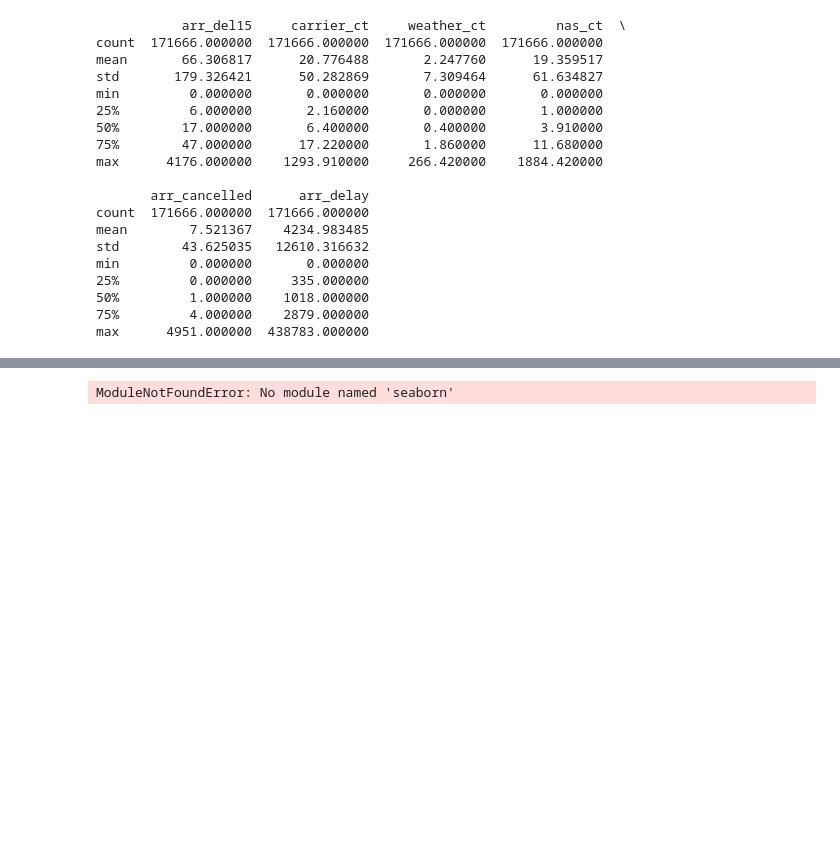
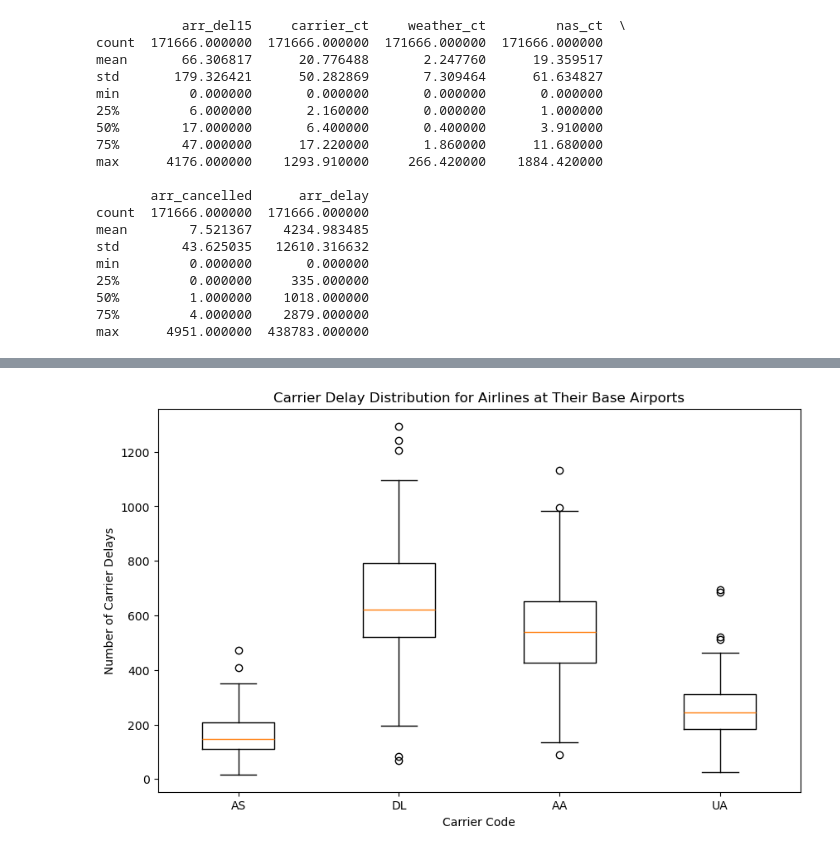
Before and after one commit to lingyuehao/Data_Dawgs, a Jupyter notebook: Data-Dawgs.ipynb, the cells around one changed output, grey strips where cells are left out. Cells and saved outputs as stored; diff of their text form; code cells hidden in the pictures; blank space fills up the shorter version.

Commit message:
Modify data and visualizations

```diff
--- a/Data-Dawgs.ipynb
+++ b/Data-Dawgs.ipynb
@@ -313,26 +291,23 @@ plt.show()
-# %%
-import matplotlib.pyplot as plt
-import seaborn as sns
-
-airlines_base_airports = {
-    'AS': 'SEA',
-    'DL': 'ATL',
-    'AA': 'DFW',
-    'UA': 'ORD'
-}
-
-carrier_delays_base = cleaned_data[
-    ((cleaned_data['carrier'] == 'AS') & (cleaned_data['airport'] == airlines_base_airports['AS'])) |
-    ((cleaned_data['carrier'] == 'DL') & (cleaned_data['airport'] == airlines_base_airports['DL'])) |
-    ((cleaned_data['carrier'] == 'AA') & (cleaned_data['airport'] == airlines_base_airports['AA'])) |
-    ((cleaned_data['carrier'] == 'UA') & (cleaned_data['airport'] == airlines_base_airports['UA']))
-]
-
-plt.figure(figsize=(10, 6))
-sns.boxplot(x='carrier', y='carrier_ct', data=carrier_delays_base, palette="coolwarm")
-plt.title('Carrier Delay Distribution for Airlines at Their Base Airports')
-plt.xlabel('Carrier Code')
-plt.ylabel('Number of Carrier Delay')
-plt.show()
-# %% [output]
-ModuleNotFoundError: No module named 'seaborn'
+# %%
+import matplotlib.pyplot as plt
+
+airlines_base_airports = {
+    'AS': 'SEA',
+    'DL': 'ATL',
+    'AA': 'DFW',
+    'UA': 'ORD'
+}
+
+# Prepare data for each carrier separately
+carrier_data = []
+for code in airlines_base_airports.keys():
+    carrier_data.append(carrier_delays_base[carrier_delays_base['carrier'] == code]['carrier_ct'])
+
+plt.figure(figsize=(10, 6))
+plt.boxplot(carrier_data, labels=airlines_base_airports.keys())
+plt.title('Carrier Delay Distribution for Airlines at Their Base Airports')
+plt.xlabel('Carrier Code')
+plt.ylabel('Number of Carrier Delays')
+plt.show()
+# %% [output]
+[figure, added]
```
Also changed, not shown: parts of 12 cells of this notebook.
